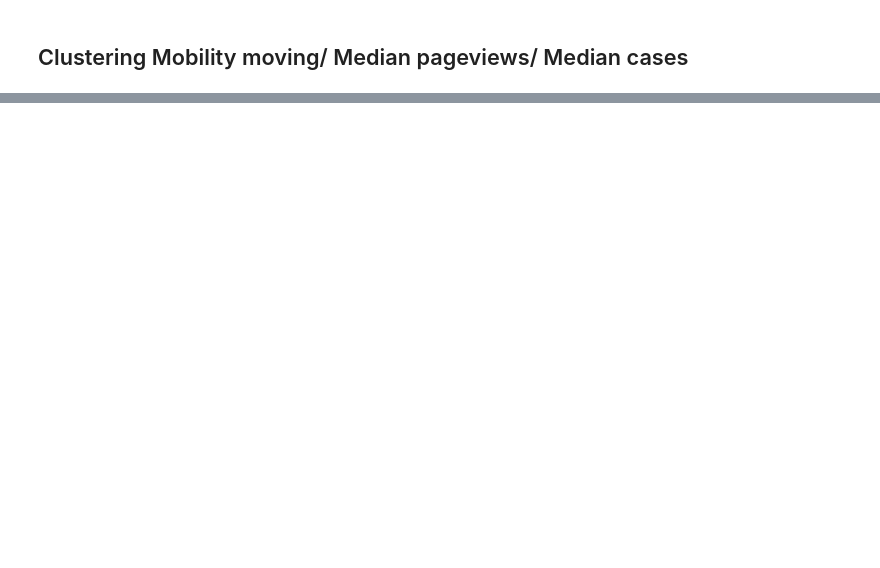
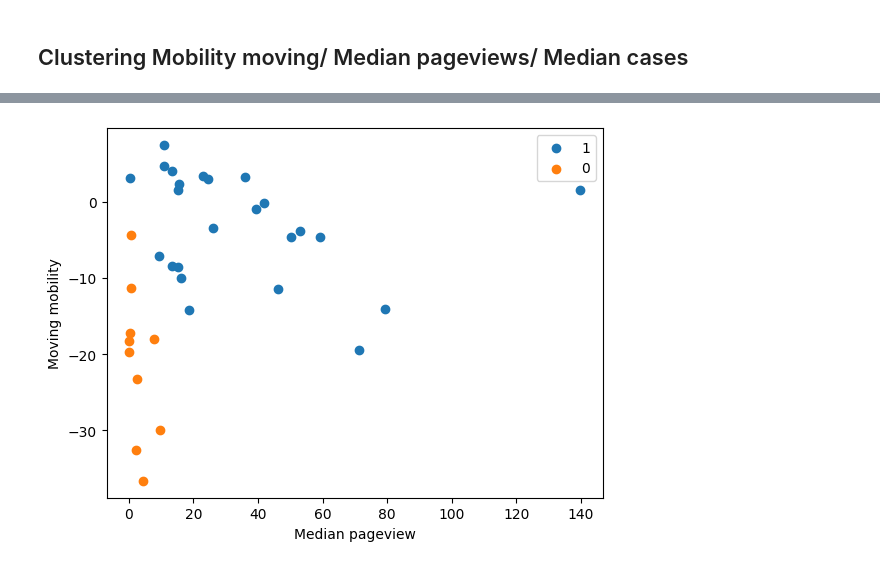
Before and after one commit to epfl-ada/ada-2022-project-thedatadiggers22, a Jupyter notebook: test_clustering.ipynb, the cells around one changed output, grey strips where cells are left out. Cells and saved outputs as stored; diff of their text form; code cells hidden in the pictures; blank space fills up the shorter version.

```diff
--- a/test_clustering.ipynb
+++ b/test_clustering.ipynb
@@ -1374,2 +1426,12 @@ for country in mobility.index.get_level_values('country_region').unique():
+# %%
+mobility_moving_median = mobility['moving category']
+mobility_moving_median = mobility_moving_median.to_frame().groupby(['country_region_code', 'country_region']).agg('median')
+mobility_moving_median = mobility_moving_median.reset_index()[['country_region', 'moving category']].set_index('country_region')
+mobility_moving_median = mobility_moving_median.rename(index= country_dict)
+
+mobility_covid_median = mobility['covid category']
+mobility_covid_median = mobility_covid_median.to_frame().groupby(['country_region_code', 'country_region']).agg('median')
+mobility_covid_median = mobility_covid_median.reset_index()[['country_region', 'covid category']].set_index('country_region')
+mobility_covid_median = mobility_covid_median.rename(index= country_dict)
 # %% [markdown]
 ## Clustering Mobility moving/ Median pageviews/ Median cases
@@ -1375,0 +1570,10 @@ for country in mobility.index.get_level_values('country_region').unique():
+# %%
+#plot 2d
+for i in list(df_clustering_MedP_MobM.cluster.unique()):
+    plt.scatter(df_clustering_MedP_MobM[df_clustering_MedP_MobM.cluster == i]["Median pageview"], df_clustering_MedP_MobM[df_clustering_MedP_MobM.cluster == i]["moving category"], label = i)
+plt.xlabel("Median pageview")
+plt.ylabel("Moving mobility")
+plt.legend()
+plt.show()
+# %% [output]
+[figure, added]
```
Also changed, not shown: parts of 27 cells of this notebook.
